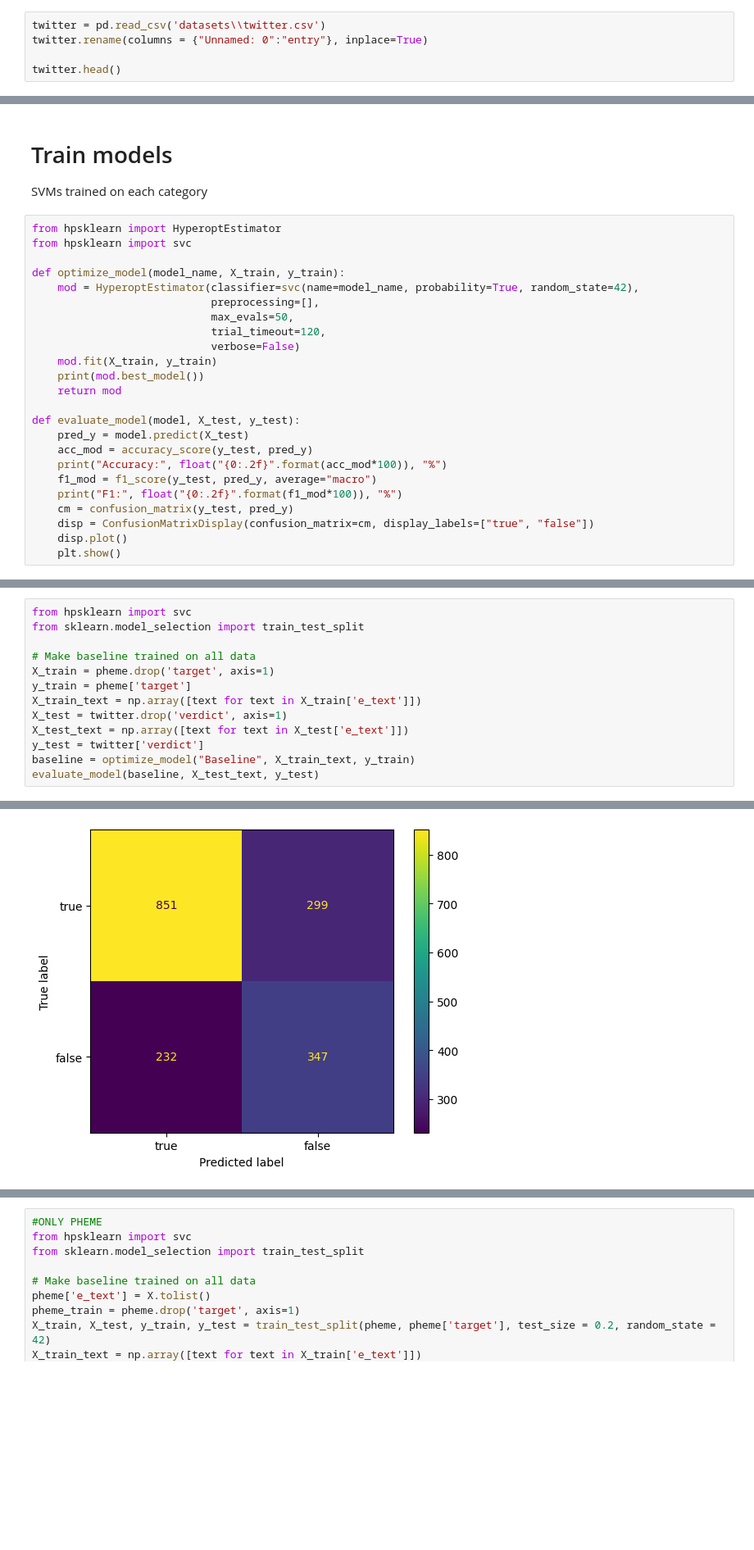
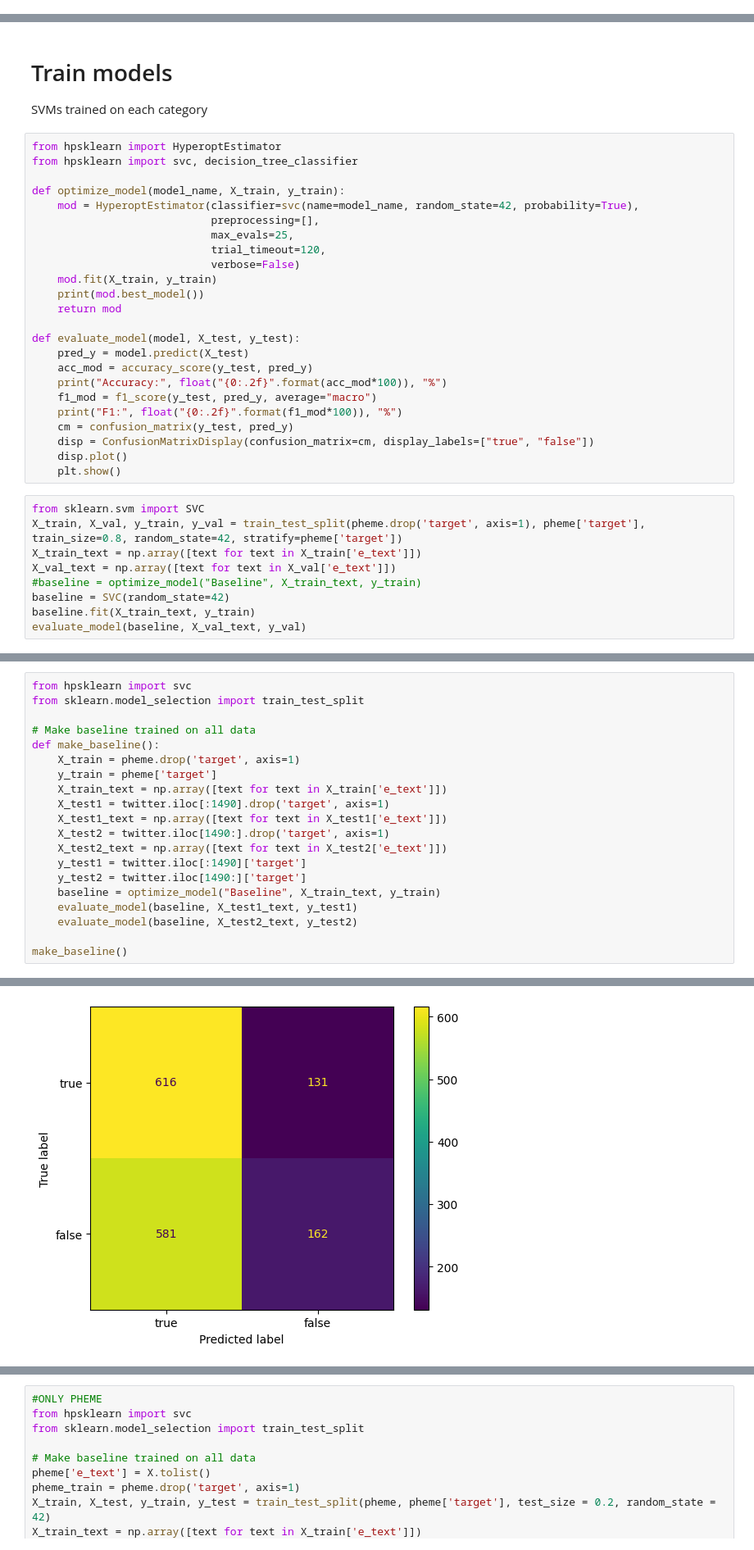
Before and after one commit to WillTan14/wills-ensemble, a Jupyter notebook: categorized_voters.ipynb, the cells around one changed output, grey strips where cells are left out. Shown: that part at 82% size. Drawn from its saved outputs; the diff is of its cells as text; blank space fills up the shorter version.

```diff
--- a/categorized_voters.ipynb
+++ b/categorized_voters.ipynb
@@ -25,5 +29,0 @@ pheme.head()
-# %%
-twitter = pd.read_csv('datasets\\twitter.csv')
-twitter.rename(columns = {"Unnamed: 0":"entry"}, inplace=True)
-
-twitter.head()
@@ -62,12 +47,12 @@ X_test_text = np.array([text for text in X_test['e_text']])
 SVMs trained on each category
 # %%
 from hpsklearn import HyperoptEstimator
-from hpsklearn import svc
+from hpsklearn import svc, decision_tree_classifier
 
 def optimize_model(model_name, X_train, y_train):
-    mod = HyperoptEstimator(classifier=svc(name=model_name, probability=True, random_state=42),
+    mod = HyperoptEstimator(classifier=svc(name=model_name, random_state=42, probability=True),
                             preprocessing=[],
-                            max_evals=50,
+                            max_evals=25,
                             trial_timeout=120,
                             verbose=False)
     mod.fit(X_train, y_train)
@@ -84,3 +69,12 @@ def evaluate_model(model, X_test, y_test):
     disp = ConfusionMatrixDisplay(confusion_matrix=cm, display_labels=["true", "false"])
     disp.plot()
     plt.show()
+# %%
+from sklearn.svm import SVC
+X_train, X_val, y_train, y_val = train_test_split(pheme.drop('target', axis=1), pheme['target'], train_size=0.8, random_state=42, stratify=pheme['target'])
+X_train_text = np.array([text for text in X_train['e_text']])
+X_val_text = np.array([text for text in X_val['e_text']])
+#baseline = optimize_model("Baseline", X_train_text, y_train)
+baseline = SVC(random_state=42)
+baseline.fit(X_train_text, y_train)
+evaluate_model(baseline, X_val_text, y_val)
@@ -89,12 +96,19 @@ from hpsklearn import svc
 from sklearn.model_selection import train_test_split
 
 # Make baseline trained on all data
-X_train = pheme.drop('target', axis=1)
-y_train = pheme['target']
-X_train_text = np.array([text for text in X_train['e_text']])
-X_test = twitter.drop('verdict', axis=1)
-X_test_text = np.array([text for text in X_test['e_text']])
-y_test = twitter['verdict']
-baseline = optimize_model("Baseline", X_train_text, y_train)
-evaluate_model(baseline, X_test_text, y_test)
+def make_baseline():
+    X_train = pheme.drop('target', axis=1)
+    y_train = pheme['target']
+    X_train_text = np.array([text for text in X_train['e_text']])
+    X_test1 = twitter.iloc[:1490].drop('target', axis=1)
+    X_test1_text = np.array([text for text in X_test1['e_text']])
+    X_test2 = twitter.iloc[1490:].drop('target', axis=1)
+    X_test2_text = np.array([text for text in X_test2['e_text']])
+    y_test1 = twitter.iloc[:1490]['target']
+    y_test2 = twitter.iloc[1490:]['target']
+    baseline = optimize_model("Baseline", X_train_text, y_train)
+    evaluate_model(baseline, X_test1_text, y_test1)
+    evaluate_model(baseline, X_test2_text, y_test2)
+
+make_baseline()
 # %% [output]
@@ -106 +119 @@ F1: 66.44 %
-[figure, old version]
+[figure, new version]
```
Also changed, not shown: parts of 24 cells of this notebook, 9 other files.
